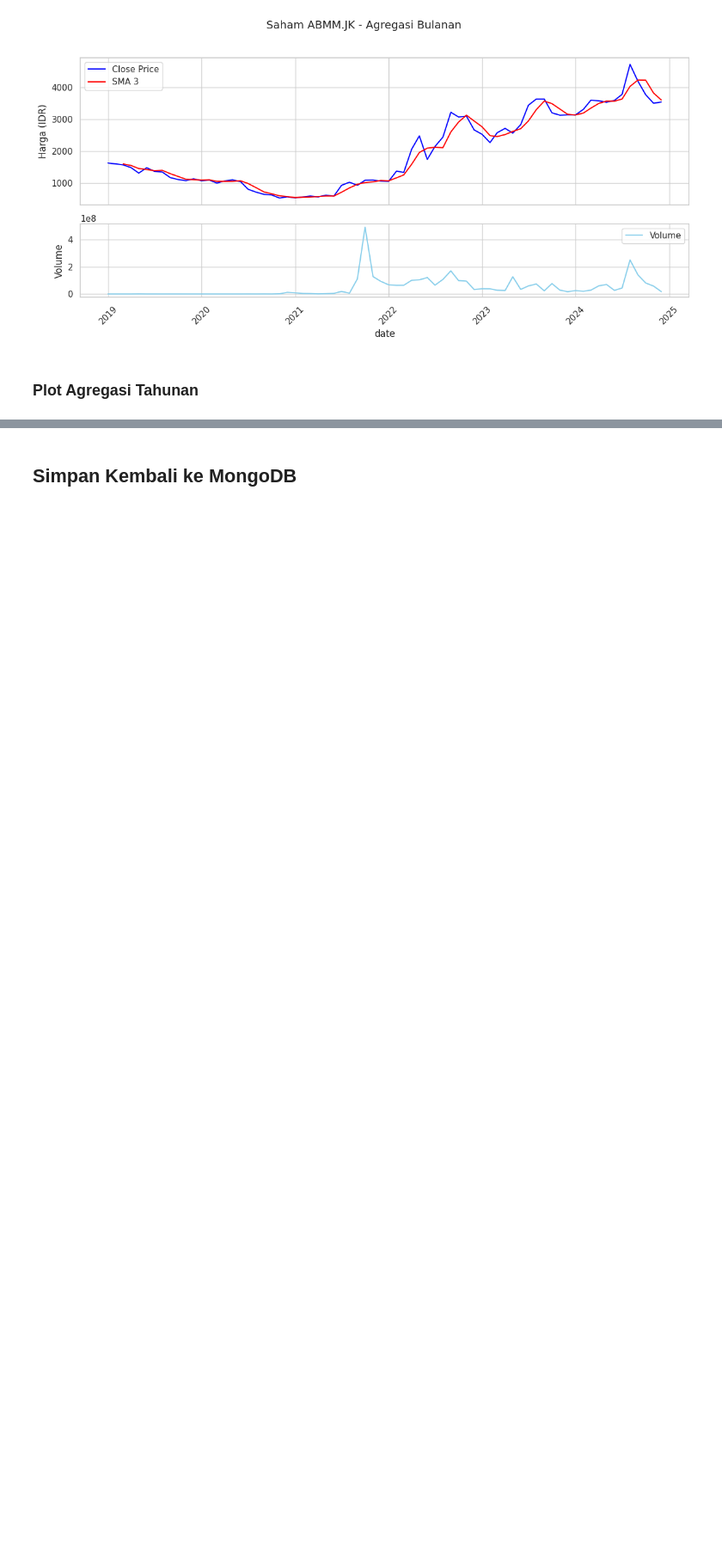
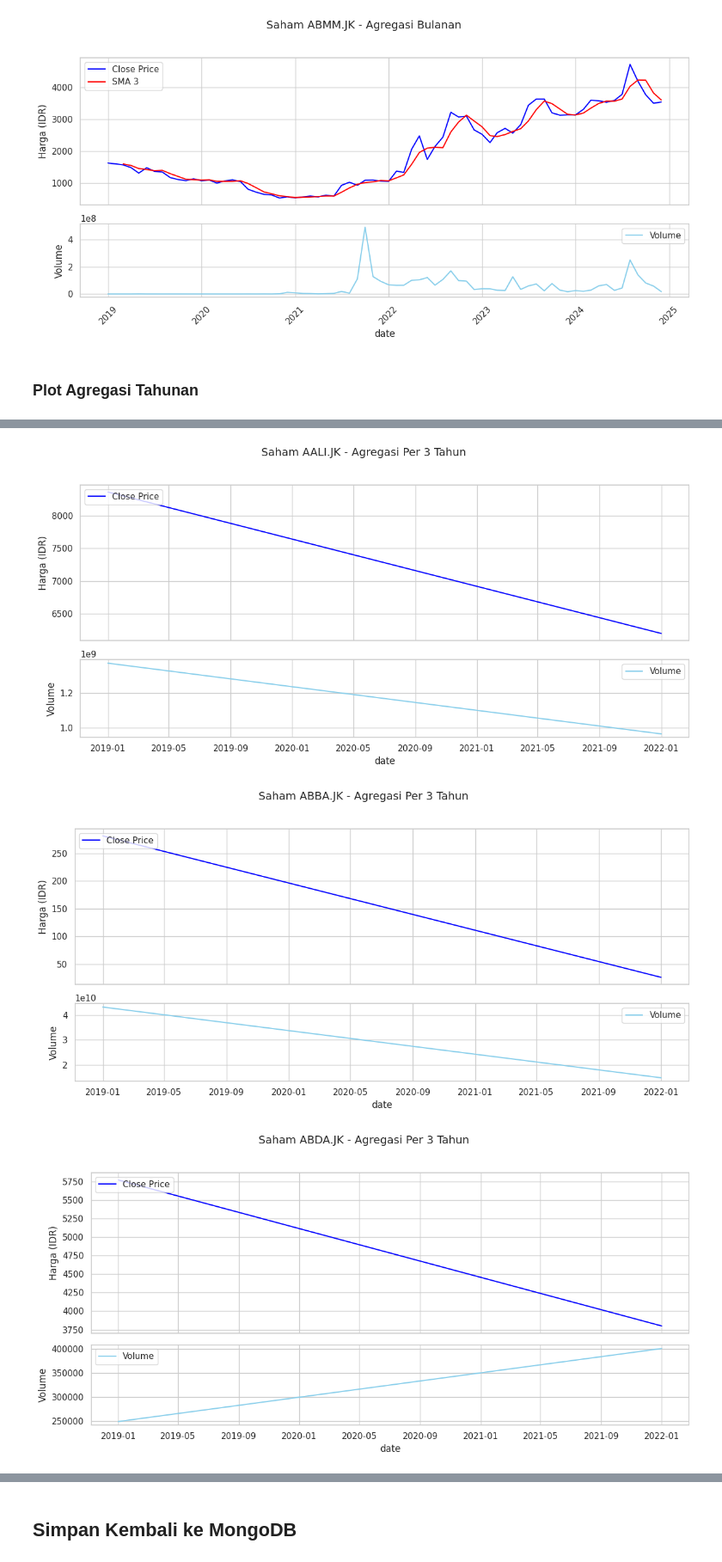
Before and after one commit to codewara/Tugas2-BigData-6, a Jupyter notebook: yfinance/yfinance.ipynb, the cells around one changed output, grey strips where cells are left out. Shown at 86% size. Drawn from its saved outputs; the diff is of its cells as text; code cells hidden in the pictures; blank space fills up the shorter version.

```diff
--- a/yfinance/yfinance.ipynb
+++ b/yfinance/yfinance.ipynb
@@ -217,7 +197,7 @@ _yearly_df = df.groupBy(
 
 _3year_df = df.withColumn(
     "Three_Year_Period",
-    floor((year("date") - 2019) / 3) + 2019
+    floor((year("date") - 2019) / 3) + 2019 + (2 * floor((year("date") - 2019) / 3))
 ).groupBy(
     "kode_saham",
     "Three_Year_Period"
@@ -231,7 +211,7 @@ _3year_df = df.withColumn(
 
 _5year_df = df.withColumn(
     "Five_Year_Period",
-    floor((year("date") - 2019) / 5) + 2019
+    floor((year("date") - 2019) / 5) + 2019 + (4 * floor((year("date") - 2019) / 5))
 ).groupBy(
     "kode_saham",
     "Five_Year_Period"
@@ -338,0 +321,9 @@ for saham in y_df['kode_saham'].unique():
+# %%
+for saham in y3_df['kode_saham'].unique():
+    sub_df = y3_df[y3_df['kode_saham'] == saham].copy()
+
+    plot_stock(sub_df, date_col='date', title_suffix='Agregasi Per 3 Tahun')
+# %% [output]
+[figure, added]
+[figure, added]
+[figure, added]
```
Also changed, not shown: parts of 7 cells of this notebook.
